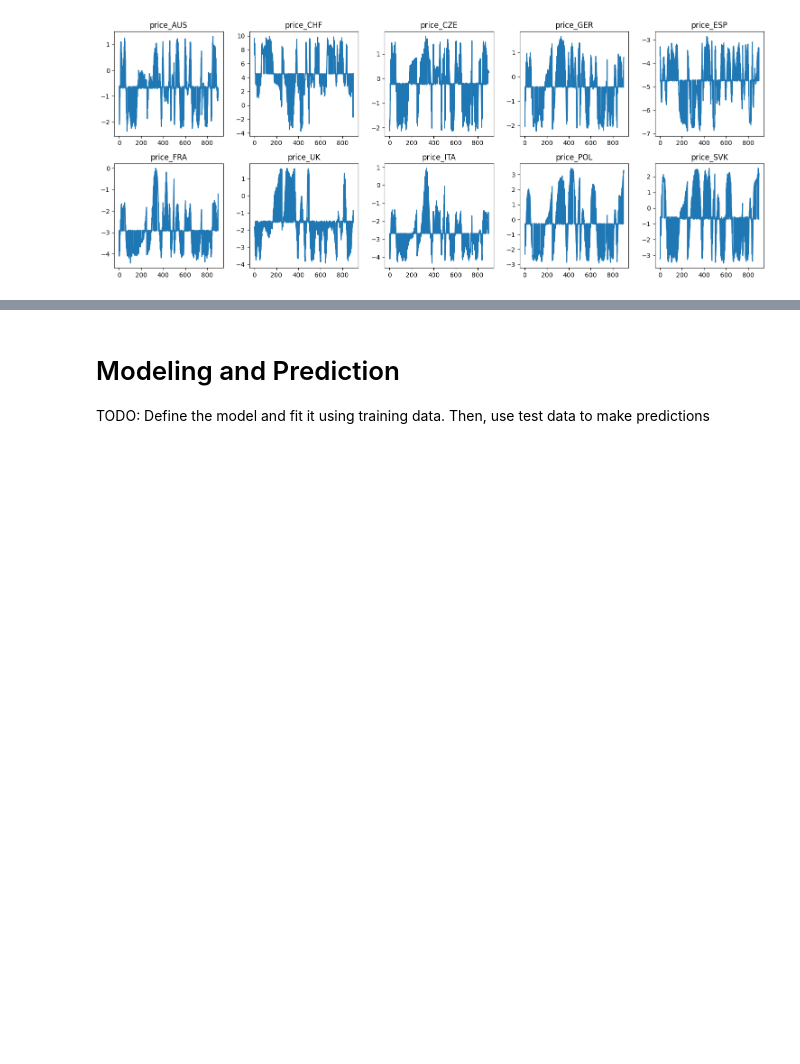
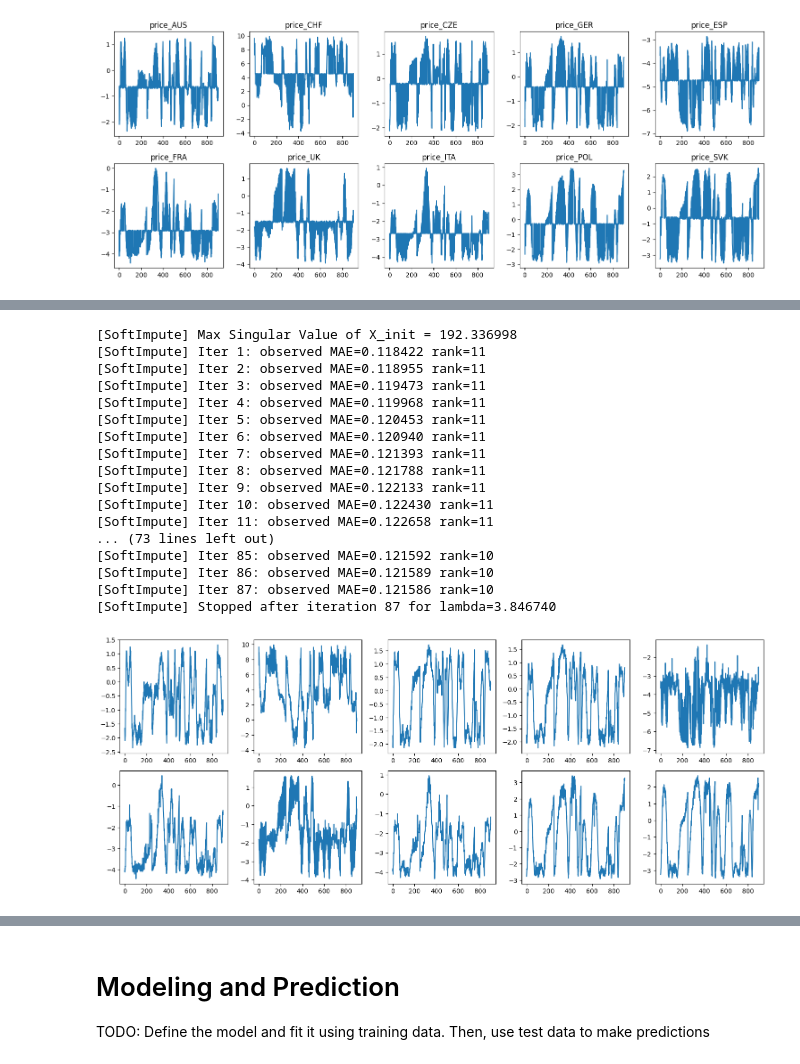
Before and after one commit to AntoniaGrindrod/IML-Task-2, a Jupyter notebook: template_solution.ipynb, the cells around one changed output, grey strips where cells are left out. Drawn from its saved outputs; the diff is of its cells as text; code cells hidden in the pictures; blank space fills up the shorter version.

```diff
--- a/template_solution.ipynb
+++ b/template_solution.ipynb
@@ -244,0 +250,41 @@ Imputing row 1/10 with 262 missing, elapsed time: 0.001
+# %%
+#soft impute
+
+train_df = pd.read_csv("train.csv")
+#train_df = train_df.drop(columns=['season'])
+train_df['season']=train_df['season'].map({'spring':0.0, 'summer':1.0, 'autumn':2.0, 'winter':3.0})
+
+train_df = train_df.transpose()
+
+train_df = train_df.values
+X_filled_softimpute = SoftImpute().fit_transform(train_df)
+
+fig, axs = plt.subplots(2, 5, figsize=(15, 6))
+axs = axs.flatten()
+
+X_filled_softimpute = X_filled_softimpute[1:]
+
+for i in range(10):
+    axs[i].plot(X_filled_softimpute[i])
+
+plt.tight_layout()
+plt.show()
+# %% [output]
+[SoftImpute] Max Singular Value of X_init = 192.336998
+[SoftImpute] Iter 1: observed MAE=0.118422 rank=11
+[SoftImpute] Iter 2: observed MAE=0.118955 rank=11
+[SoftImpute] Iter 3: observed MAE=0.119473 rank=11
+[SoftImpute] Iter 4: observed MAE=0.119968 rank=11
+[SoftImpute] Iter 5: observed MAE=0.120453 rank=11
+[SoftImpute] Iter 6: observed MAE=0.120940 rank=11
+[SoftImpute] Iter 7: observed MAE=0.121393 rank=11
+[SoftImpute] Iter 8: observed MAE=0.121788 rank=11
+[SoftImpute] Iter 9: observed MAE=0.122133 rank=11
+[SoftImpute] Iter 10: observed MAE=0.122430 rank=11
+[SoftImpute] Iter 11: observed MAE=0.122658 rank=11
+... (73 lines left out)
+[SoftImpute] Iter 85: observed MAE=0.121592 rank=10
+[SoftImpute] Iter 86: observed MAE=0.121589 rank=10
+[SoftImpute] Iter 87: observed MAE=0.121586 rank=10
+[SoftImpute] Stopped after iteration 87 for lambda=3.846740
+[figure, added]
```
Also changed, not shown: parts of 8 cells of this notebook.
